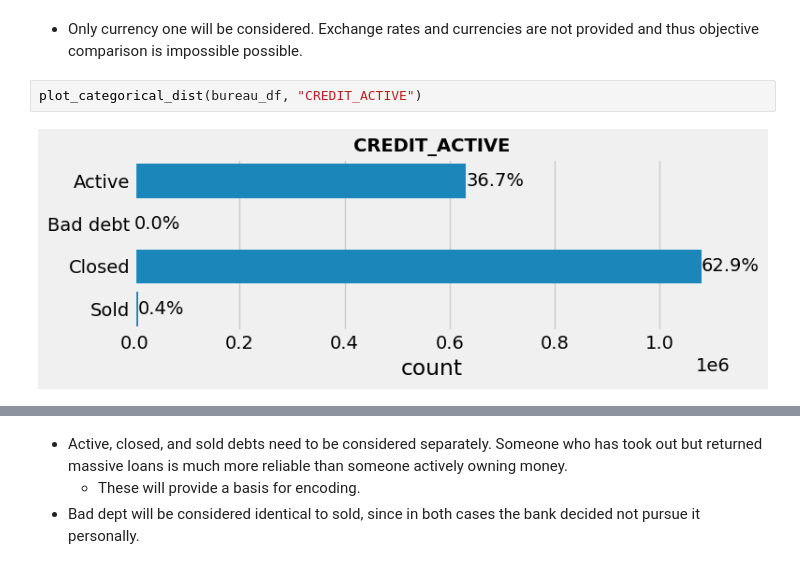
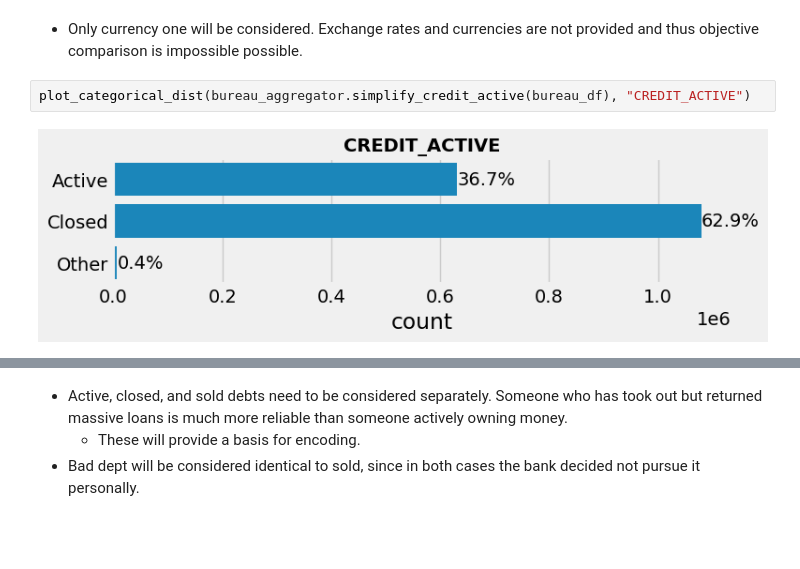
Before and after one commit to Sauciu1/defaulting-risk, a Jupyter notebook: notebooks/nb6_bureau.ipynb, the cells around one changed output, grey strips where cells are left out. Drawn from its saved outputs; the diff is of its cells as text; blank space fills up the shorter version.

```diff
--- a/notebooks/nb6_bureau.ipynb
+++ b/notebooks/nb6_bureau.ipynb
@@ -190,7 +191,7 @@ Name: count, dtype: int64
 # %% [markdown]
 * Only currency one will be considered. Exchange rates and currencies are not provided and thus objective comparison is impossible possible.
 # %%
-plot_categorical_dist(bureau_df, "CREDIT_ACTIVE")
+plot_categorical_dist(bureau_aggregator.simplify_credit_active(bureau_df), "CREDIT_ACTIVE")
 # %% [output]
-[figure, old version]
+[figure, new version]
 CREDIT_ACTIVE
```
Also changed, not shown: parts of 21 cells of this notebook, 4 other files.
